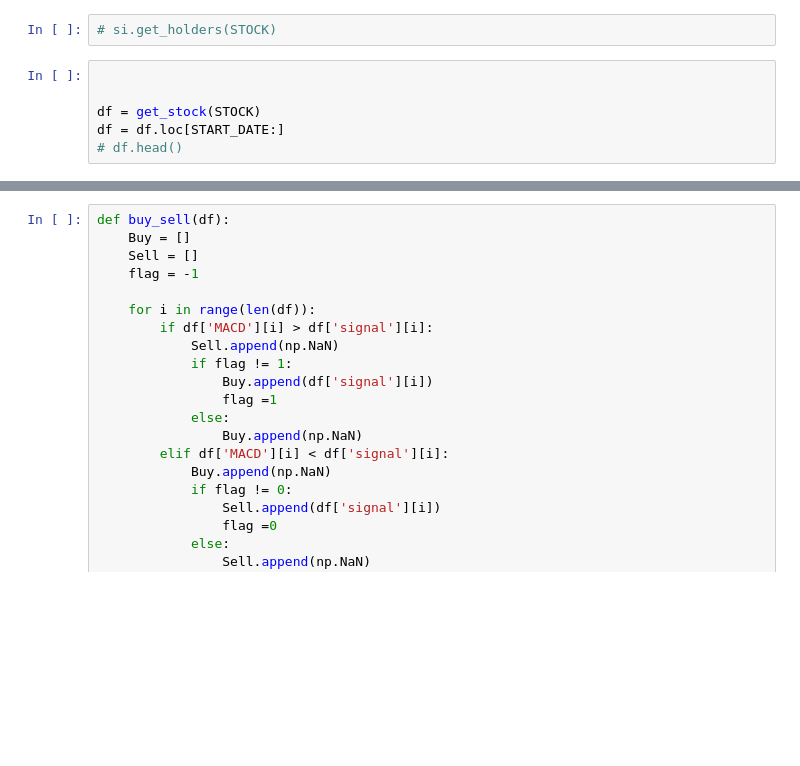
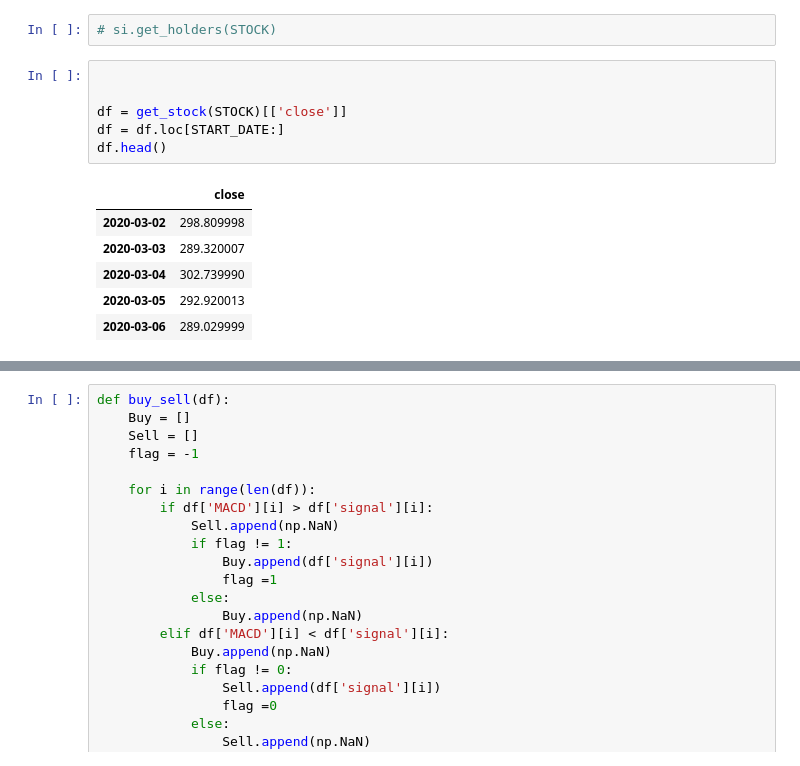
Before and after one commit to icedevil2001/Stock_prediction_snips, a Jupyter notebook: notebooks/MACD_Signal_Prediction.ipynb, the cells around one changed output, grey strips where cells are left out. Drawn from its saved outputs; the diff is of its cells as text; blank space fills up the shorter version.

```diff
--- a/notebooks/MACD_Signal_Prediction.ipynb
+++ b/notebooks/MACD_Signal_Prediction.ipynb
@@ -37,9 +37,16 @@ Apple Inc.
 # %%
 
 
-df = get_stock(STOCK)
+df = get_stock(STOCK)[['close']]
 df = df.loc[START_DATE:]
-# df.head()
+df.head()
+# %% [output]
+|  | close |
+| 2020-03-02 | 298.809998 |
+| 2020-03-03 | 289.320007 |
+| 2020-03-04 | 302.739990 |
+| 2020-03-05 | 292.920013 |
+| 2020-03-06 | 289.029999 |
 # %%
 df['shortEWM'] = df.close.ewm(span=12, adjust=False).mean()
 df['longEWM'] = df.close.ewm(span=26, adjust=False).mean()
```
Also changed, not shown: parts of 4 cells of this notebook, 13 other files.
